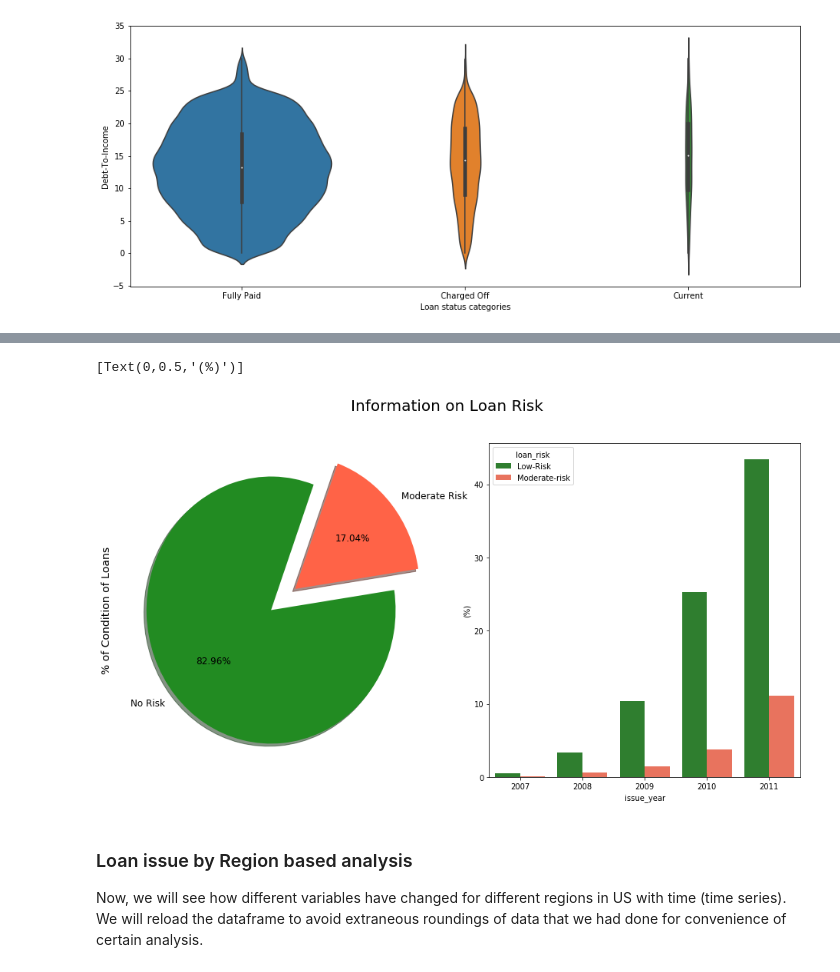
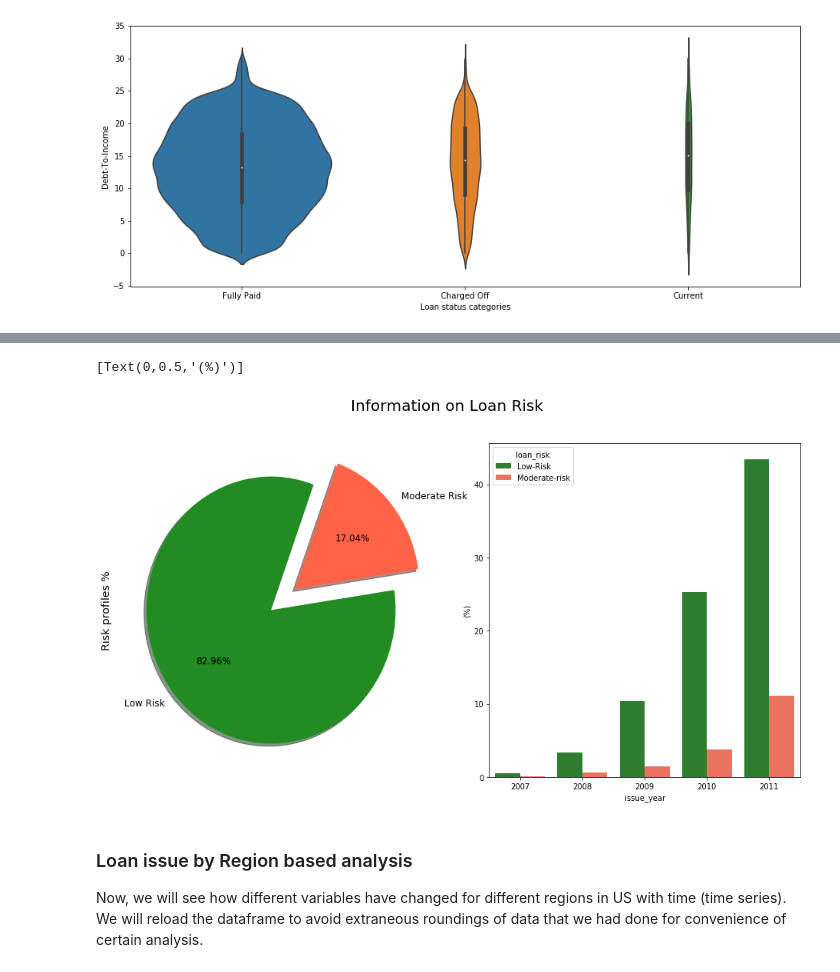
Before and after one commit to brijesh1100/P2-Gramener-Case-Study, a Jupyter notebook: EDA Case Study_Final.ipynb, the cells around one changed output, grey strips where cells are left out. Drawn from its saved outputs; the diff is of its cells as text; code cells hidden in the pictures.

```diff
--- a/EDA Case Study_Final.ipynb
+++ b/EDA Case Study_Final.ipynb
@@ -490,21 +488,21 @@ loan_df_reload['loan_risk'] = loan_df_reload['loan_status'].apply(loan_risk)
 # %%
 f, ax = plt.subplots(1,2, figsize=(16,8))
 colors = ["#228B22", "#FF6347"]
-labels ="No Risk", "Moderate Risk"
+labels ="Low Risk", "Moderate Risk"
 
 plt.suptitle('Information on Loan Risk', fontsize=20)
 
 loan_df_reload["loan_risk"].value_counts().plot.pie(explode=[0,0.25], autopct='%1.2f%%', ax=ax[0], shadow=True, colors=colors,
                                              labels=labels, fontsize=12, startangle=70)
 
 
-ax[0].set_ylabel('% of Condition of Loans', fontsize=14)
+ax[0].set_ylabel('Risk profiles %', fontsize=14)
 palette = ["#228B22", "#FF6347"]
 sns.barplot(x="issue_year", y="funded_amnt", hue="loan_risk", data=loan_df_reload, palette=palette, estimator=lambda x: len(x) / len(loan_df_reload) * 100)
 ax[1].set(ylabel="(%)")
 # %% [output]
 [Text(0,0.5,'(%)')]
-[figure, old version]
+[figure, new version]
 # %% [markdown]
 ### Loan issue by Region based analysis
 Now, we will see how different variables have changed for different regions in US with time (time series). We will reload the dataframe to avoid extraneous roundings of data that we had done for convenience of certain analysis.
```
Also changed, not shown: parts of 14 cells of this notebook.
